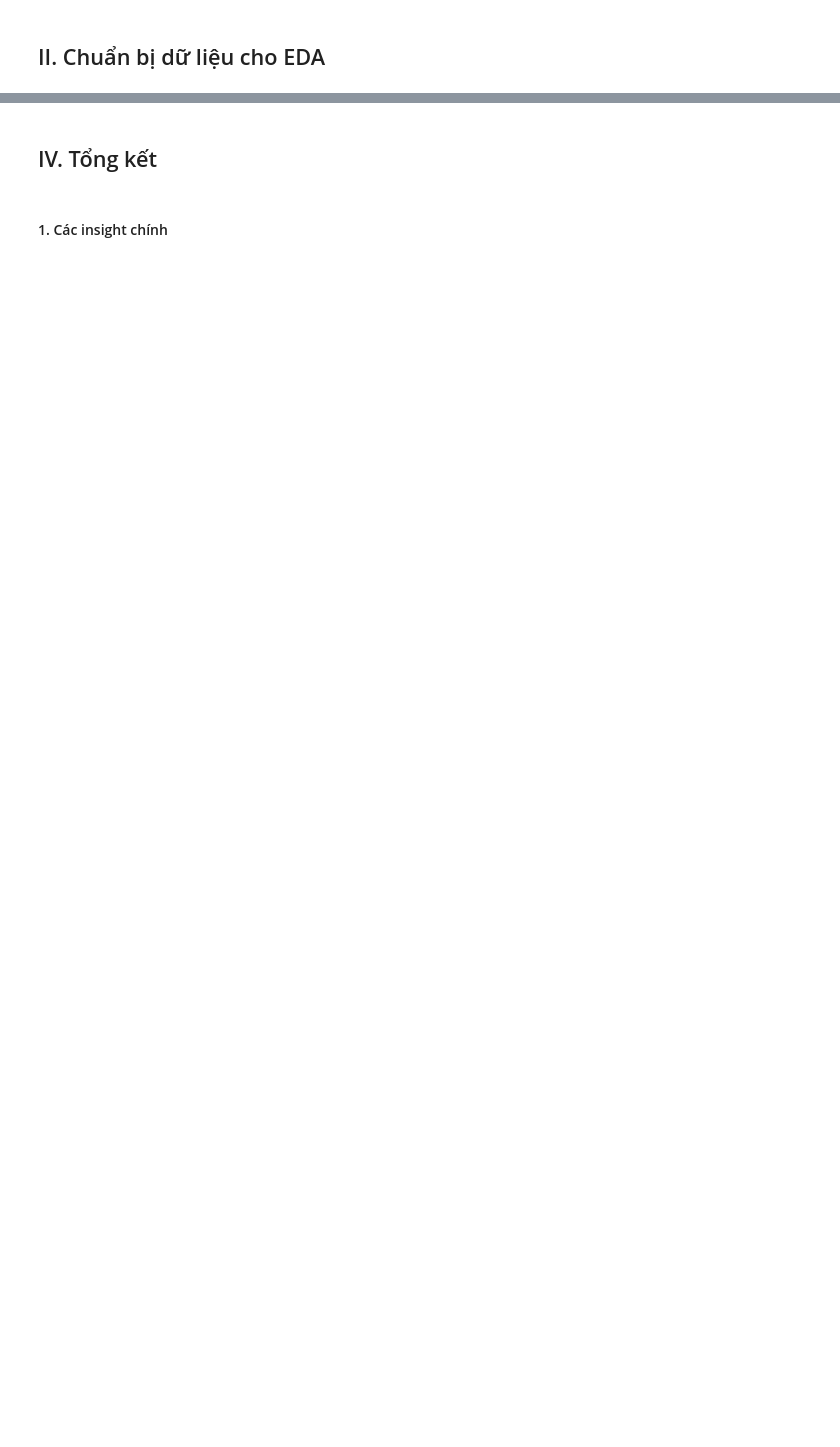
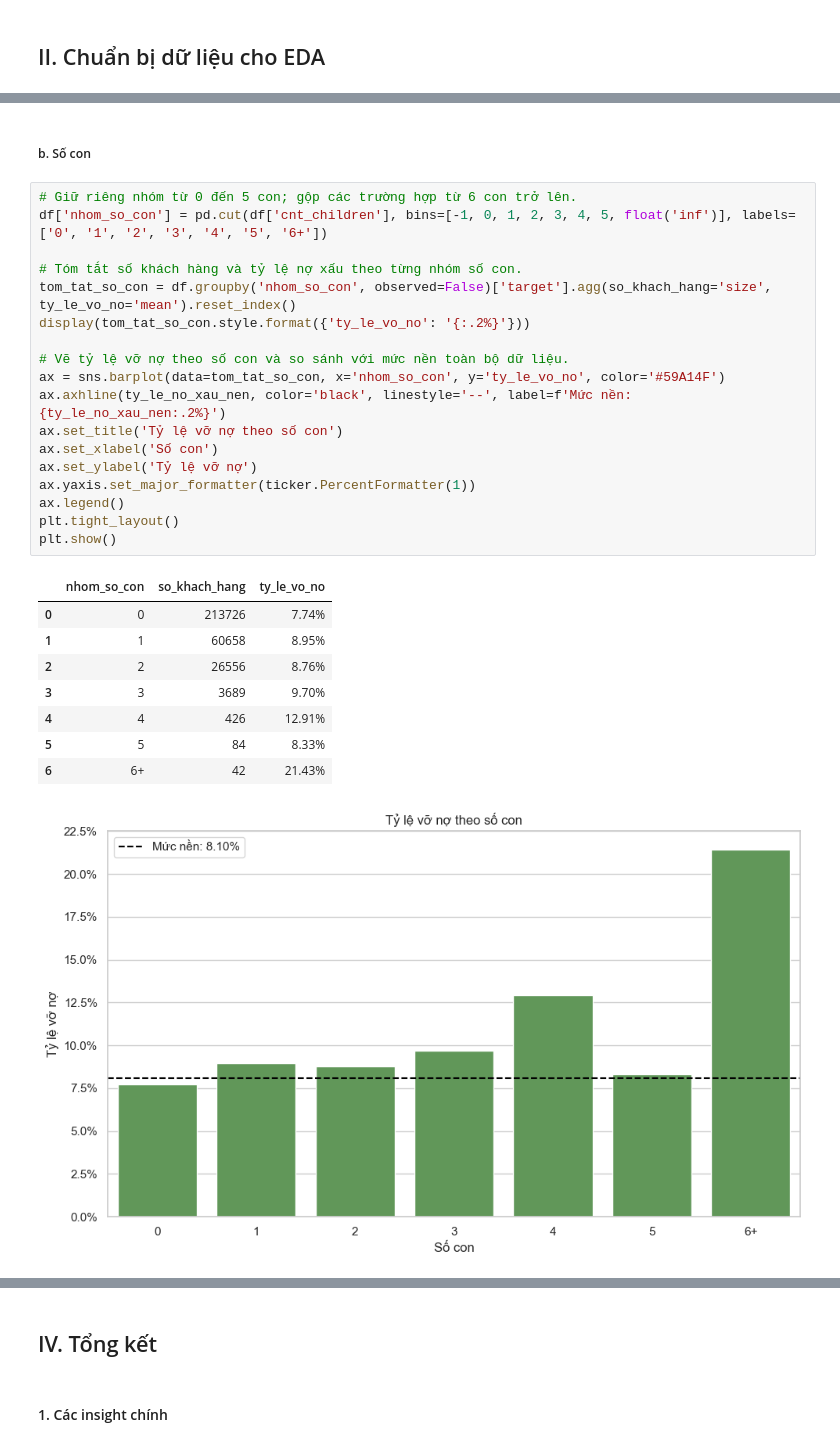
Before and after one commit to thanhhung9720001-collab/credit-risk-classifier, a Jupyter notebook: notebooks/04_eda_visualization.ipynb, the cells around one changed output, grey strips where cells are left out. Drawn from its saved outputs; the diff is of its cells as text; blank space fills up the shorter version.

```diff
--- a/notebooks/04_eda_visualization.ipynb
+++ b/notebooks/04_eda_visualization.ipynb
@@ -947,0 +319,30 @@ plt.show()
+# %% [markdown]
+##### b. Số con
+# %%
+# Giữ riêng nhóm từ 0 đến 5 con; gộp các trường hợp từ 6 con trở lên.
+df['nhom_so_con'] = pd.cut(df['cnt_children'], bins=[-1, 0, 1, 2, 3, 4, 5, float('inf')], labels=['0', '1', '2', '3', '4', '5', '6+'])
+
+# Tóm tắt số khách hàng và tỷ lệ nợ xấu theo từng nhóm số con.
+tom_tat_so_con = df.groupby('nhom_so_con', observed=False)['target'].agg(so_khach_hang='size', ty_le_vo_no='mean').reset_index()
+display(tom_tat_so_con.style.format({'ty_le_vo_no': '{:.2%}'}))
+
+# Vẽ tỷ lệ vỡ nợ theo số con và so sánh với mức nền toàn bộ dữ liệu.
+ax = sns.barplot(data=tom_tat_so_con, x='nhom_so_con', y='ty_le_vo_no', color='#59A14F')
+ax.axhline(ty_le_no_xau_nen, color='black', linestyle='--', label=f'Mức nền: {ty_le_no_xau_nen:.2%}')
+ax.set_title('Tỷ lệ vỡ nợ theo số con')
+ax.set_xlabel('Số con')
+ax.set_ylabel('Tỷ lệ vỡ nợ')
+ax.yaxis.set_major_formatter(ticker.PercentFormatter(1))
+ax.legend()
+plt.tight_layout()
+plt.show()
+# %% [output]
+|  | nhom_so_con | so_khach_hang | ty_le_vo_no |
+| 0 | 0 | 213726 | 7.74% |
+| 1 | 1 | 60658 | 8.95% |
+| 2 | 2 | 26556 | 8.76% |
+| 3 | 3 | 3689 | 9.70% |
+| 4 | 4 | 426 | 12.91% |
+| 5 | 5 | 84 | 8.33% |
+| 6 | 6+ | 42 | 21.43% |
+[figure, added]
```
Also changed, not shown: parts of 184 cells of this notebook, 2 other files.
